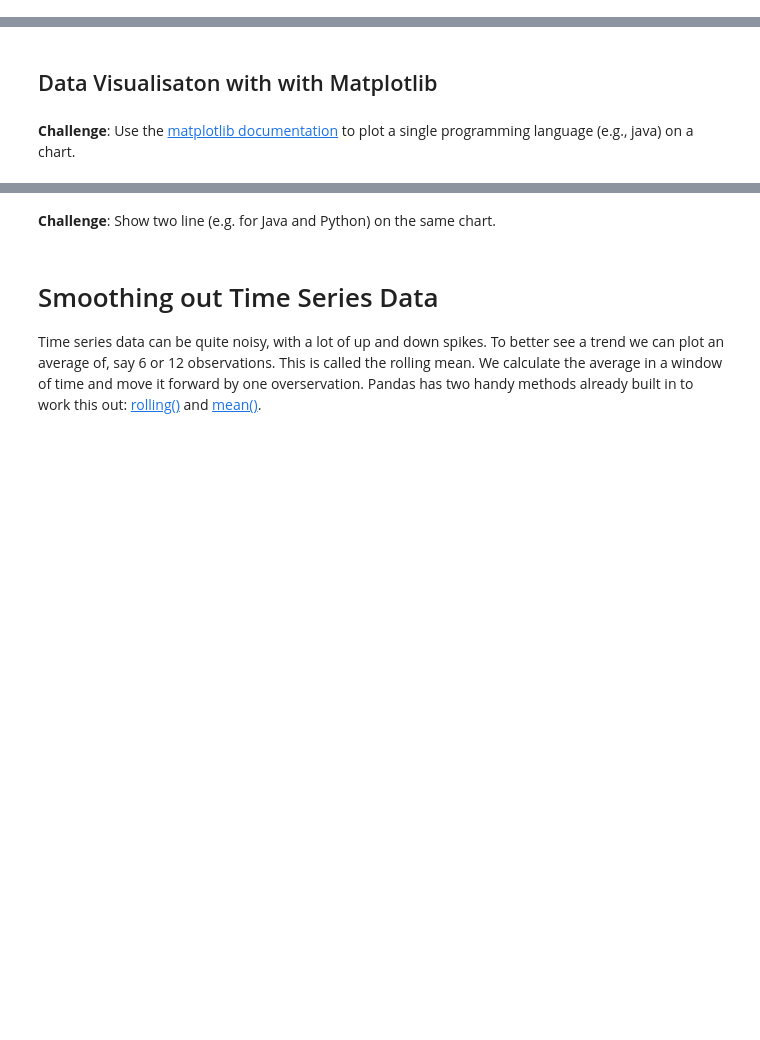
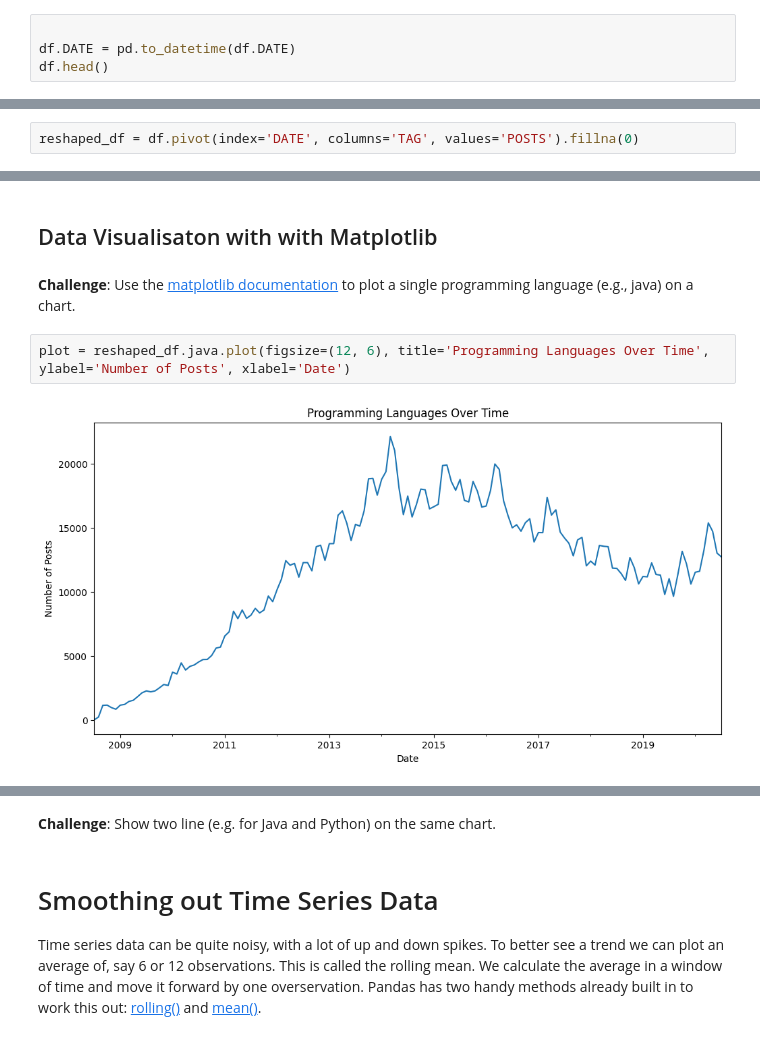
Before and after one commit to Ithaki-dev/100_Days_of_Code_The_Complete_Python_Pro_Bootcamp, a Jupyter notebook: day_74_data_visual/Programming_Languages_(start).ipynb, the cells around one changed output, grey strips where cells are left out. Cells and saved outputs as stored; diff of their text form; blank space fills up the shorter version.

```diff
--- a/day_74_data_visual/Programming_Languages_(start).ipynb
+++ b/day_74_data_visual/Programming_Languages_(start).ipynb
@@ -121,2 +120,6 @@ Let's fix the date format to make it more readable. We need to use Pandas to cha
 # %% [markdown]
 ## Data Manipulation
+# %%
+
+df.DATE = pd.to_datetime(df.DATE)
+df.head()
@@ -126,0 +204,2 @@ Let's fix the date format to make it more readable. We need to use Pandas to cha
+# %%
+reshaped_df = df.pivot(index='DATE', columns='TAG', values='POSTS').fillna(0)
@@ -128,3 +224,7 @@ Let's fix the date format to make it more readable. We need to use Pandas to cha
 ## Data Visualisaton with with Matplotlib
 # %% [markdown]
 **Challenge**: Use the [matplotlib documentation](https://matplotlib.org/3.2.1/api/_as_gen/matplotlib.pyplot.plot.html#matplotlib.pyplot.plot) to plot a single programming language (e.g., java) on a chart.
+# %%
+plot = reshaped_df.java.plot(figsize=(12, 6), title='Programming Languages Over Time', ylabel='Number of Posts', xlabel='Date')
+# %% [output]
+[figure, added]
```
Also changed, not shown: parts of 21 cells of this notebook.
